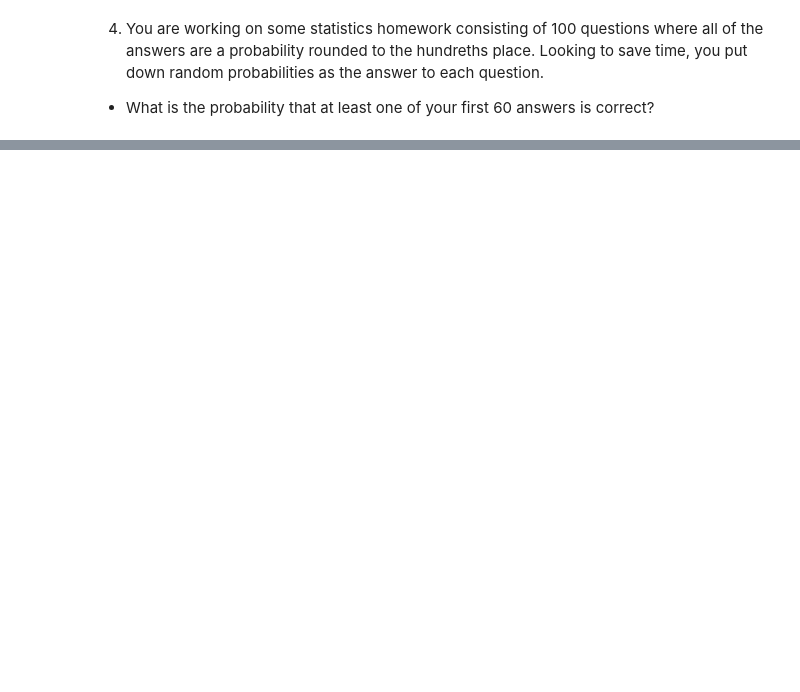
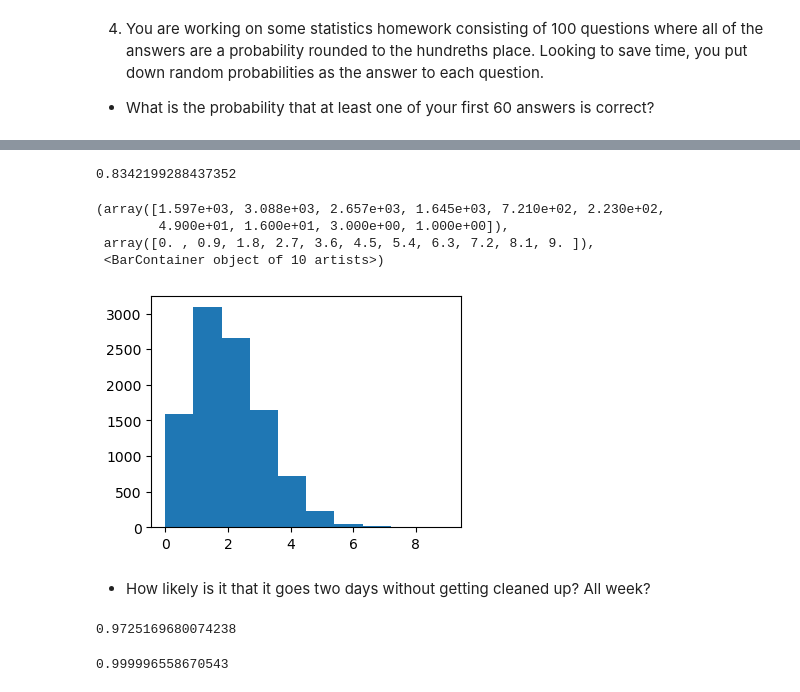
Before and after one commit to MigashaneVictoire/statistics-exercises, a Jupyter notebook: probability_distributions.ipynb, the cells around one changed output, grey strips where cells are left out. Drawn from its saved outputs; the diff is of its cells as text; code cells hidden in the pictures; blank space fills up the shorter version.

```diff
--- a/probability_distributions.ipynb
+++ b/probability_distributions.ipynb
@@ -339,0 +367,31 @@ uniform_distribution =
+# %%
+visitors_per_day = 0.9
+students_per_coh= 22
+cohorts = 3
+success_rate = 0.03
+
+# Calculate the number of students visiting the break area each day
+visitors = int(students_per_coh * cohorts * visitors_per_day)
+binom_distribution = stats.binom(visitors, success_rate)
+
+x_sampled= binom_distribution.rvs(iterations)
+binom_distribution.sf(0)
+# %% [output]
+0.8342199288437352
+# %%
+plt.figure(figsize=(4,3))
+plt.hist(x_sampled)
+# %% [output]
+(array([1.597e+03, 3.088e+03, 2.657e+03, 1.645e+03, 7.210e+02, 2.230e+02,
+        4.900e+01, 1.600e+01, 3.000e+00, 1.000e+00]),
+ array([0. , 0.9, 1.8, 2.7, 3.6, 4.5, 5.4, 6.3, 7.2, 8.1, 9. ]),
+ <BarContainer object of 10 artists>)
+[figure, added]
+# %% [markdown]
+- How likely is it that it goes two days without getting cleaned up? All week?
+# %%
+visitors_day2 = visitors * 2
+binom_distribution = stats.binom(visitors_day2, success_rate)
+binom_distribution.sf(0)
+# %% [output]
+0.9725169680074238
@@ -339,0 +401,6 @@ uniform_distribution =
+# %%
+visitors_day2 = visitors * 7
+binom_distribution = stats.binom(visitors_day2, success_rate)
+binom_distribution.sf(0)
+# %% [output]
+0.999996558670543
```
Also changed, not shown: parts of 11 cells of this notebook.
